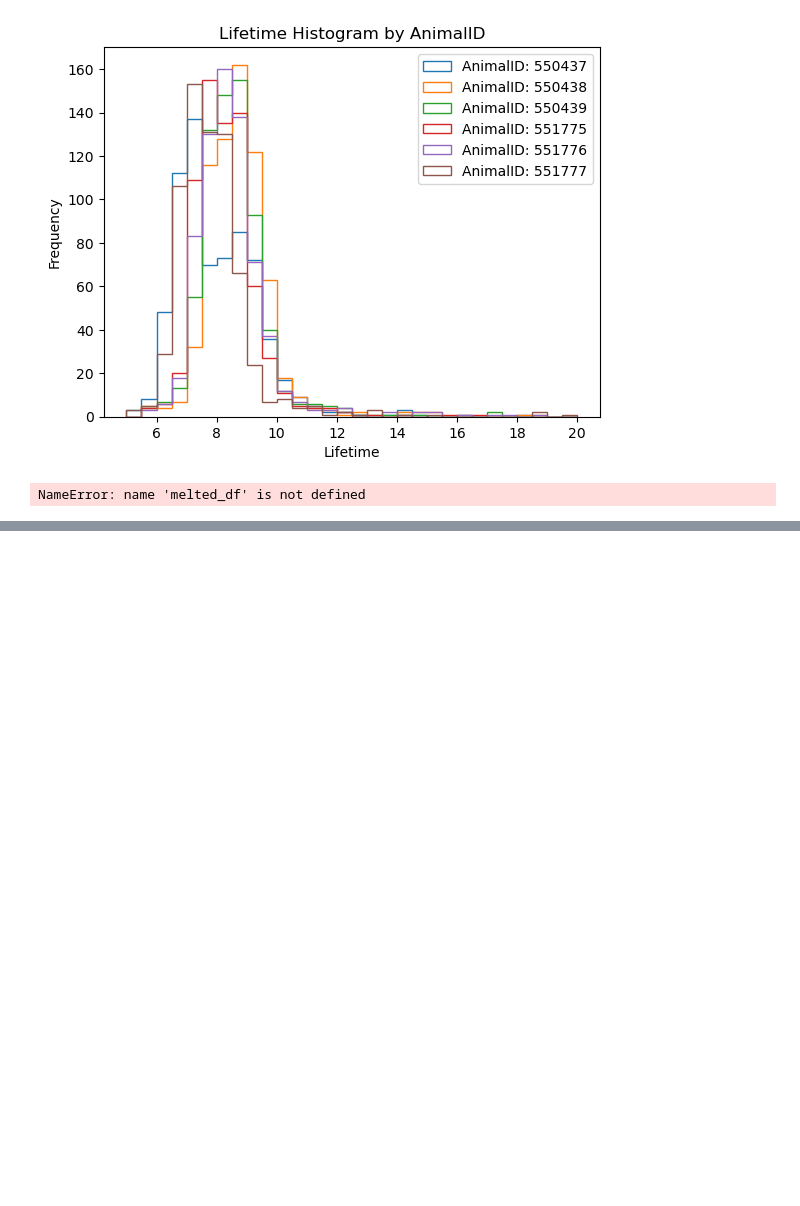
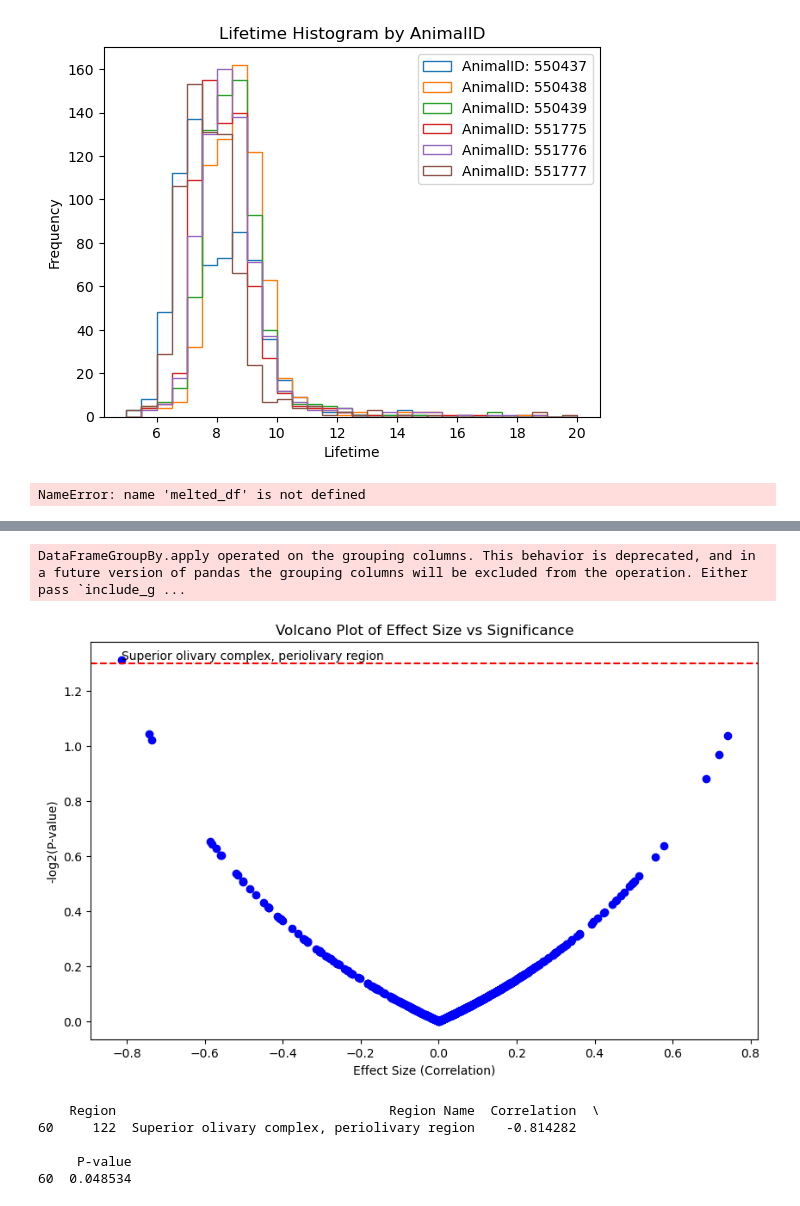
Before and after one commit to boazmohar/DELTA_iDISCO, a Jupyter notebook: src/MouseCity.ipynb, the cells around one changed output, grey strips where cells are left out. Cells and saved outputs as stored; diff of their text form; code cells hidden in the pictures; blank space fills up the shorter version.

Commit message:
update reversal analysis, brain region correlations

```diff
--- a/src/MouseCity.ipynb
+++ b/src/MouseCity.ipynb
@@ -220,0 +374,3 @@ stats_by_animal
+# %%
+# Melt the DataFrame to long format
+melted_df = Lifetime.melt(id_vars=['Region'], var_name='AnimalID', value_name='Lifetime')
@@ -220,0 +455,3 @@ stats_by_animal
+# %%
+# Merge the melted DataFrame with pre_post_results_df on matching IDs
+lifetime_with_change = melted_df.merge(pre_post_results_df[['ANM ID', 'Change-overall', 'Change-cage']], left_on='AnimalID', right_on='ANM ID', how='left')
@@ -220,0 +474,37 @@ stats_by_animal
+# %%
+correlation_results = lifetime_with_change.groupby('Region').apply(
+    lambda x: pd.Series(stats.pearsonr(x['Lifetime'], x['Change-cage']))
+).reset_index()
+# %% [output]
+DataFrameGroupBy.apply operated on the grouping columns. This behavior is deprecated, and in a future version of pandas the grouping columns will be excluded from the operation. Either pass `include_g ...
+# %%
+correlation_results.columns = ['Region', 'Correlation', 'P-value']
+# %%
+
+# Map region IDs to region names
+correlation_results['Region Name'] = correlation_results['Region'].apply(lambda x: id_name_mapping[x])
+
+significant_regions = correlation_results[correlation_results['P-value'] < 0.05]
+
+# Create a volcano plot
+plt.figure(figsize=(10, 6))
+plt.scatter(correlation_results['Correlation'], -np.log10(correlation_results['P-value']), c='blue')
+plt.xlabel('Effect Size (Correlation)')
+plt.ylabel('-log2(P-value)')
+plt.title('Volcano Plot of Effect Size vs Significance')
+plt.axhline(y=-np.log10(0.05), color='red', linestyle='--')  # Significance threshold line
+
+# Annotate significant regions
+for i, row in significant_regions.iterrows():
+    plt.annotate(row['Region Name'], (row['Correlation'], -np.log10(row['P-value'])))
+
+plt.show()
+
+print(significant_regions[['Region', 'Region Name', 'Correlation', 'P-value']])
+# %% [output]
+[figure, added]
+    Region                                   Region Name  Correlation  \
+60     122  Superior olivary complex, periolivary region    -0.814282
+
+     P-value
+60  0.048534
```
Also changed, not shown: parts of 23 cells of this notebook, 2 other files.
